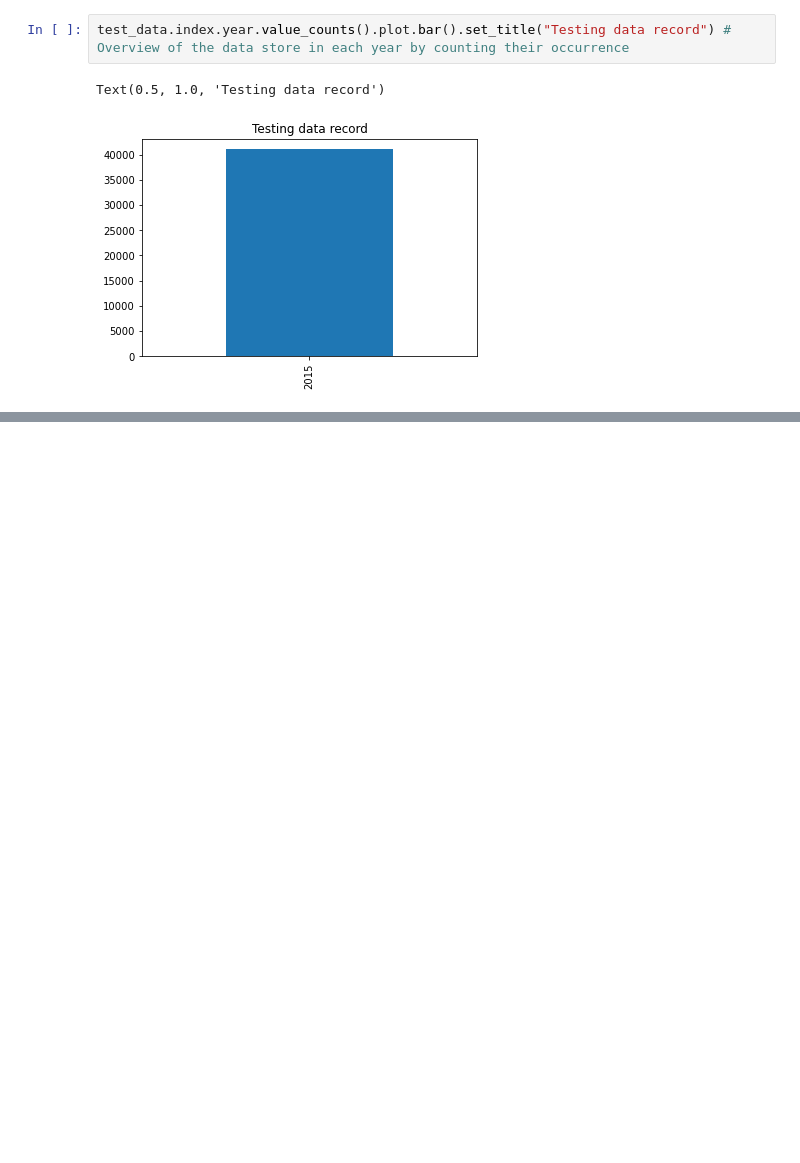
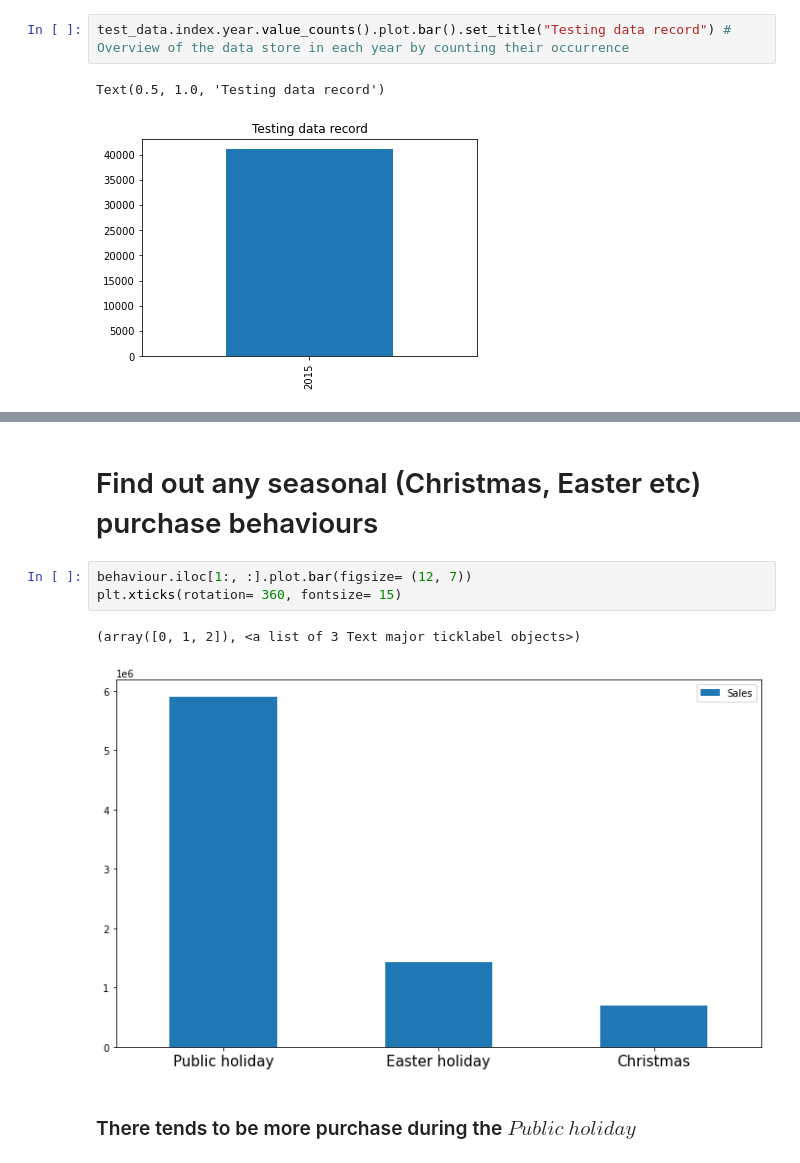
Before and after one commit to comsavvy/Pharmaceutical-Sales-Prediction, a Jupyter notebook: Interim_pharmaceutical_analysis.ipynb, the cells around one changed output, grey strips where cells are left out. Drawn from its saved outputs; the diff is of its cells as text; blank space fills up the shorter version.

```diff
--- a/Interim_pharmaceutical_analysis.ipynb
+++ b/Interim_pharmaceutical_analysis.ipynb
@@ -89,0 +132,10 @@ Text(0.5, 1.0, 'Testing data record')
+# %% [markdown]
+# Find out any seasonal (Christmas, Easter etc) purchase behaviours
+# %%
+behaviour.iloc[1:, :].plot.bar(figsize= (12, 7))
+plt.xticks(rotation= 360, fontsize= 15)
+# %% [output]
+(array([0, 1, 2]), <a list of 3 Text major ticklabel objects>)
+[figure, added]
+# %% [markdown]
+### There tends to be more purchase during the $Public$ $holiday$
```
Also changed, not shown: parts of 11 cells of this notebook.
